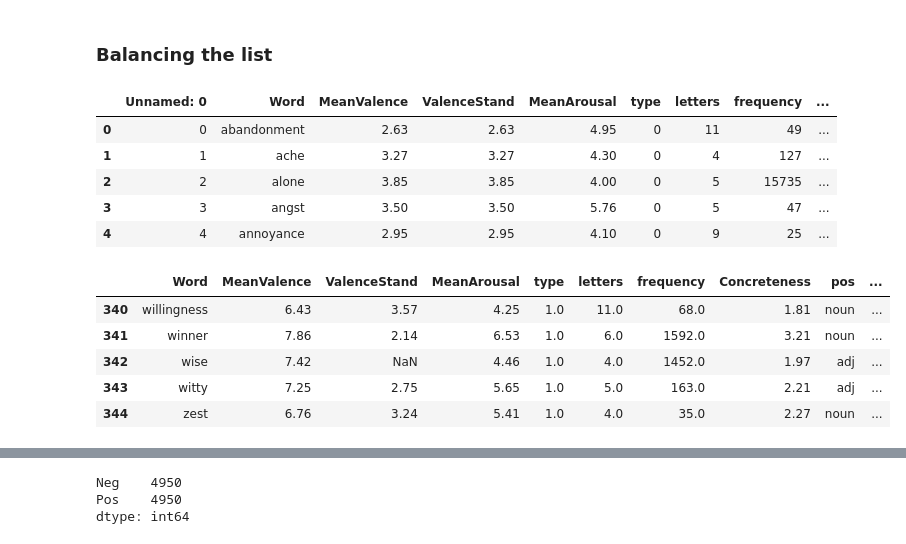
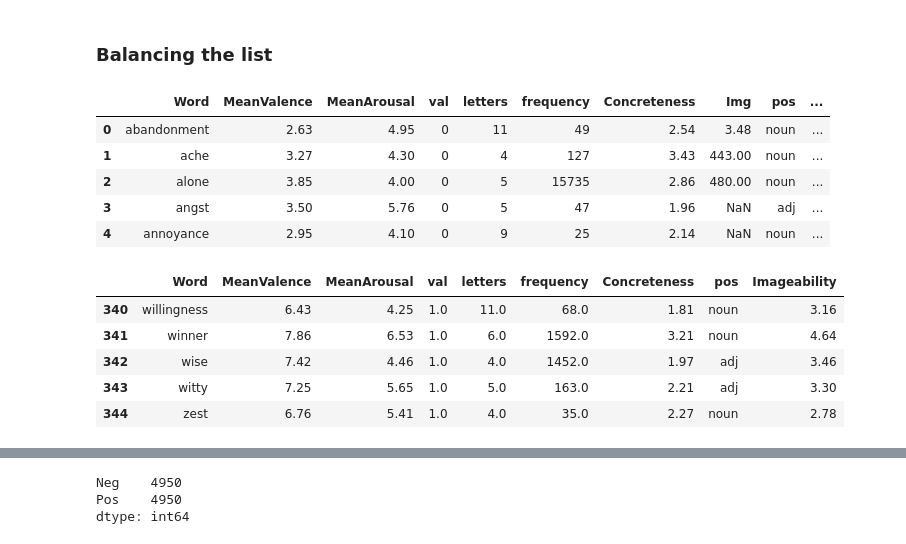
Before and after one commit to vlawlor/StressMemWords, a Jupyter notebook: WordFormation.ipynb, the cells around one changed output, grey strips where cells are left out. Drawn from its saved outputs; the diff is of its cells as text; code cells hidden in the pictures.

```diff
--- a/WordFormation.ipynb
+++ b/WordFormation.ipynb
@@ -7 +13,5 @@ from numpy import random
+# %%
+uname = !whoami
+uname = uname[0]
+path2words = '/Users/' + uname + '/Work/Expts/StressMem/Stimuli/'
 # %% [markdown]
@@ -9,12 +19,12 @@ from numpy import random
 # %%
-df_img = pd.read_csv('Stimuli/mturk_img_ratings.csv', header = 0)
+df_img = pd.read_csv(path2analysis + 'mturk_img_ratings.csv', header = 0)
 df_img = df_img[df_img.imagability_complete == 2]
 df_img = df_img.transpose()
 df_img.reset_index(level=0, inplace=True)
 df_img_just_words = df_img[3:348] # we just care about the words for now
 df_img_just_words = df_img_just_words.apply(lambda x: pd.to_numeric(x, errors='ignore')) #Need to make all rows numeric
-df_img_just_words['Imagability'] = df_img_just_words.sum(axis=1)
-df_img_just_words['Imagability'] = df_img_just_words['Imagability'].div(50)
+df_img_just_words['Imageability'] = df_img_just_words.sum(axis=1)
+df_img_just_words['Imageability'] = df_img_just_words['Imageability'].div(50)
 df_img_just_words = df_img_just_words.rename(columns={'index': 'Word'})
 df_img_just_words.tail()
 # %% [output]
@@ -28,47 +38,49 @@ df_img_just_words.tail()
 # %% [markdown]
 ### Balancing the list
 # %%
-df = pd.read_csv("Stimuli/WordsListF.csv")
+df = pd.read_csv(path2words + 'WordsListF.csv')
+del df['Unnamed: 0']
+del df['ValenceStand']
 df.head()
 # %% [output]
-|  | Unnamed: 0 | Word | MeanValence | ValenceStand | MeanArousal | type | letters | frequency | ... |
-| 0 | 0 | abandonment | 2.63 | 2.63 | 4.95 | 0 | 11 | 49 | ... |
-| 1 | 1 | ache | 3.27 | 3.27 | 4.30 | 0 | 4 | 127 | ... |
-| 2 | 2 | alone | 3.85 | 3.85 | 4.00 | 0 | 5 | 15735 | ... |
-| 3 | 3 | angst | 3.50 | 3.50 | 5.76 | 0 | 5 | 47 | ... |
-| 4 | 4 | annoyance | 2.95 | 2.95 | 4.10 | 0 | 9 | 25 | ... |
+|  | Word | MeanValence | MeanArousal | val | letters | frequency | Concreteness | Img | pos | ... |
+| 0 | abandonment | 2.63 | 4.95 | 0 | 11 | 49 | 2.54 | 3.48 | noun | ... |
+| 1 | ache | 3.27 | 4.30 | 0 | 4 | 127 | 3.43 | 443.00 | noun | ... |
+| 2 | alone | 3.85 | 4.00 | 0 | 5 | 15735 | 2.86 | 480.00 | noun | ... |
+| 3 | angst | 3.50 | 5.76 | 0 | 5 | 47 | 1.96 | NaN | adj | ... |
+| 4 | annoyance | 2.95 | 4.10 | 0 | 9 | 25 | 2.14 | NaN | noun | ... |
 # %%
 df = df.merge(df_img_just_words, how = 'outer')
-df = df[['Word', 'MeanValence', 'ValenceStand', 'MeanArousal', 'type', 'letters', 'frequency', 'Concreteness', 'pos', 'Imagability']]
+df = df[['Word', 'MeanValence', 'MeanArousal', 'val', 'letters', 'frequency', 'Concreteness', 'pos', 'Imageability']]
 df = df.drop_duplicates('Word') # we had a few repeats
-df = df[pd.notnull(df['Imagability'])]# we didn't include "focus" in the MTurk study, so img is blank
-df = df[pd.notnull(df['type'])]
+df = df[pd.notnull(df['Imageability'])]# we didn't include "focus" in the MTurk study, so img is blank
+df = df[pd.notnull(df['val'])]
 df = df[df.Word != 'bummer']
 df = df[df.Word != 'clingy']
 df = df[df.Word != 'comatose']
 df = df[df.Word != 'deadbeat']
 df = df[df.Word != 'faker']
 df = df[df.Word != 'hag']
 df = df[df.Word != 'lowlife']
 df = df[df.Word != 'mousy']
 df = df[df.Word != 'scumbag']
 df = df[df.Word != 'sleaze']
 df = df[df.Word != 'wannabe']
 df = df[df.Word != 'kisser']
 df = df[df.Word != 'longevity']
 df = df[df.Word != 'pizzazz']
 df = df[df.Word != 'upbeat']
 df = df[df.Word != 'angst']
 df = df[df.Word != 'nutcase']
 df = df[df.Word != 'newlywed'] # the LSA thing doesn't know these words...there's prob an easier way to do this...
 df.tail()
 # %% [output]
-|  | Word | MeanValence | ValenceStand | MeanArousal | type | letters | frequency | Concreteness | pos | ... |
-| 340 | willingness | 6.43 | 3.57 | 4.25 | 1.0 | 11.0 | 68.0 | 1.81 | noun | ... |
-| 341 | winner | 7.86 | 2.14 | 6.53 | 1.0 | 6.0 | 1592.0 | 3.21 | noun | ... |
-| 342 | wise | 7.42 | NaN | 4.46 | 1.0 | 4.0 | 1452.0 | 1.97 | adj | ... |
-| 343 | witty | 7.25 | 2.75 | 5.65 | 1.0 | 5.0 | 163.0 | 2.21 | adj | ... |
-| 344 | zest | 6.76 | 3.24 | 5.41 | 1.0 | 4.0 | 35.0 | 2.27 | noun | ... |
+|  | Word | MeanValence | MeanArousal | val | letters | frequency | Concreteness | pos | Imageability |
+| 340 | willingness | 6.43 | 4.25 | 1.0 | 11.0 | 68.0 | 1.81 | noun | 3.16 |
+| 341 | winner | 7.86 | 6.53 | 1.0 | 6.0 | 1592.0 | 3.21 | noun | 4.64 |
+| 342 | wise | 7.42 | 4.46 | 1.0 | 4.0 | 1452.0 | 1.97 | adj | 3.46 |
+| 343 | witty | 7.25 | 5.65 | 1.0 | 5.0 | 163.0 | 2.21 | adj | 3.30 |
+| 344 | zest | 6.76 | 5.41 | 1.0 | 4.0 | 35.0 | 2.27 | noun | 2.78 |
 # %%
 #gets two new random lists
 def getnewneglist():
```
Also changed, not shown: parts of 21 cells of this notebook.
